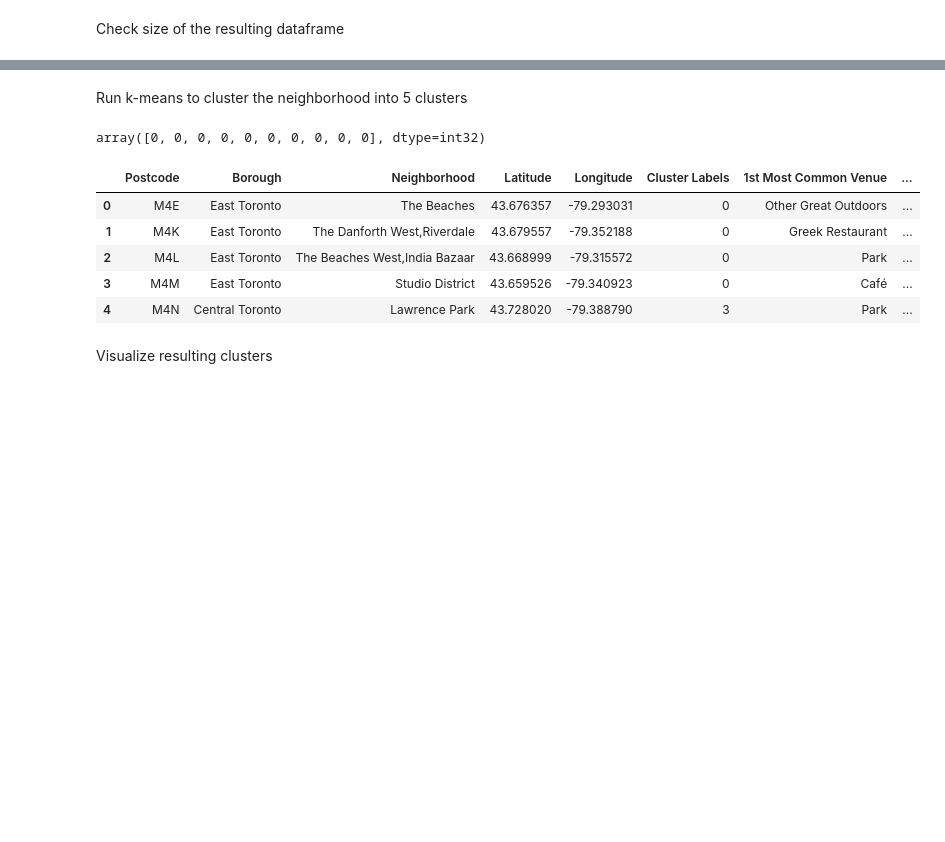
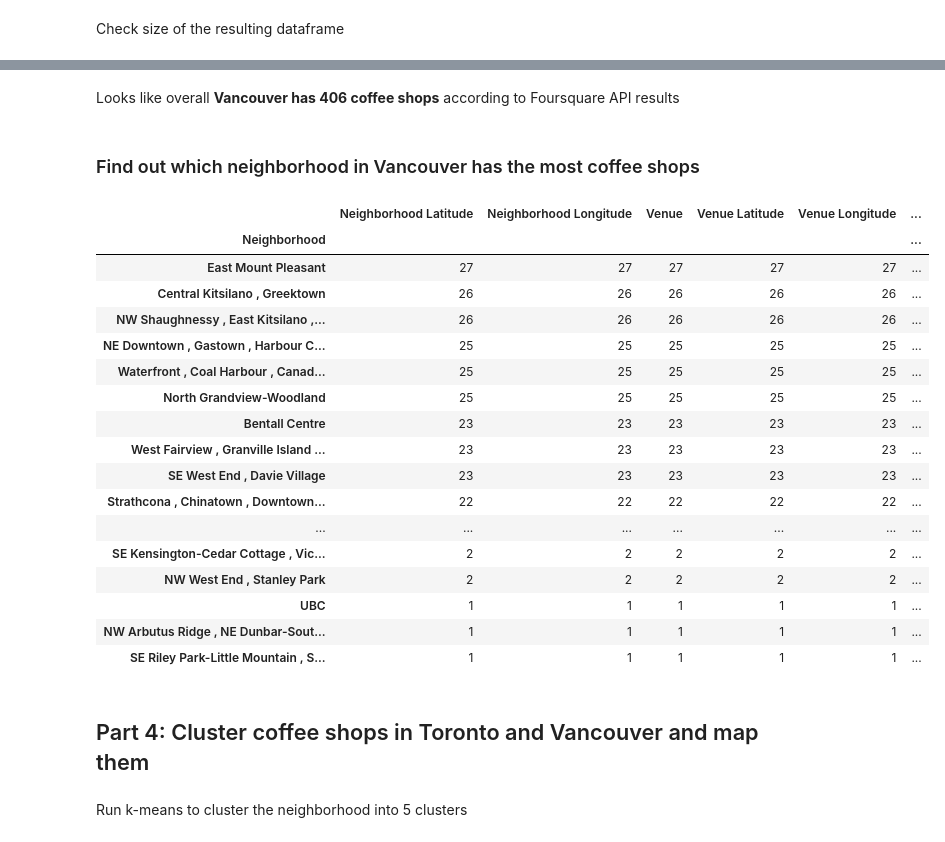
Before and after one commit to dkhlv/Coursera_Capstone, a Jupyter notebook: Capstone-Project/coffee-shop-comparison.ipynb, the cells around one changed output, grey strips where cells are left out. Saved outputs shown, nothing was run; the diff lists cells and outputs as text; code cells hidden in the pictures; blank space fills up the shorter version.

```diff
--- a/Capstone-Project/coffee-shop-comparison.ipynb
+++ b/Capstone-Project/coffee-shop-comparison.ipynb
@@ -506,0 +385,5 @@ neighborhoods_venues_sorted.head()
+# %%
+vancouver_coffee_shops = getNearbyCoffeeShops(names=df_van['Neighborhood'],
+                                   latitudes=df_van['Latitude'],
+                                   longitudes=df_van['Longitude']
+                                  )
@@ -507,34 +421,30 @@ neighborhoods_venues_sorted.head()
+# %% [markdown]
+Looks like overall **Vancouver has 406 coffee shops** according to Foursquare API results
+# %% [markdown]
+### Find out which neighborhood in Vancouver has the most coffee shops
+# %%
+sorted_van = vancouver_coffee_shops.groupby('Neighborhood').count()
+sorted_van.sort_values('Venue', ascending=False)
+# %% [output]
+|  | Neighborhood Latitude | Neighborhood Longitude | Venue | Venue Latitude | Venue Longitude | ... |
+| Neighborhood |  |  |  |  |  | ... |
+| East Mount Pleasant | 27 | 27 | 27 | 27 | 27 | ... |
+| Central Kitsilano , Greektown | 26 | 26 | 26 | 26 | 26 | ... |
+| NW Shaughnessy , East Kitsilano ,... | 26 | 26 | 26 | 26 | 26 | ... |
+| NE Downtown , Gastown , Harbour C... | 25 | 25 | 25 | 25 | 25 | ... |
+| Waterfront , Coal Harbour , Canad... | 25 | 25 | 25 | 25 | 25 | ... |
+| North Grandview-Woodland | 25 | 25 | 25 | 25 | 25 | ... |
+| Bentall Centre | 23 | 23 | 23 | 23 | 23 | ... |
+| West Fairview , Granville Island ... | 23 | 23 | 23 | 23 | 23 | ... |
+| SE West End , Davie Village | 23 | 23 | 23 | 23 | 23 | ... |
+| Strathcona , Chinatown , Downtown... | 22 | 22 | 22 | 22 | 22 | ... |
+| ... | ... | ... | ... | ... | ... | ... |
+| SE Kensington-Cedar Cottage , Vic... | 2 | 2 | 2 | 2 | 2 | ... |
+| NW West End , Stanley Park | 2 | 2 | 2 | 2 | 2 | ... |
+| UBC | 1 | 1 | 1 | 1 | 1 | ... |
+| NW Arbutus Ridge , NE Dunbar-Sout... | 1 | 1 | 1 | 1 | 1 | ... |
+| SE Riley Park-Little Mountain , S... | 1 | 1 | 1 | 1 | 1 | ... |
+# %% [markdown]
+## Part 4: Cluster coffee shops in Toronto and Vancouver and map them
 # %% [markdown]
 Run k-means to cluster the neighborhood into 5 clusters
-# %%
-# set number of clusters
-kclusters = 5
-
-toronto_grouped_clustering = toronto_grouped.drop('Neighborhood', 1)
-
-# run k-means clustering
-kmeans = KMeans(n_clusters=kclusters, random_state=0).fit(toronto_grouped_clustering)
-
-# check cluster labels generated for each row in the dataframe
-kmeans.labels_[0:10]
-# %% [output]
-array([0, 0, 0, 0, 0, 0, 0, 0, 0, 0], dtype=int32)
-# %%
-# add clustering labels
-neighborhoods_venues_sorted.insert(0, 'Cluster Labels', kmeans.labels_)
-
-toronto_merged = toronto_data
-
-# merge toronto_grouped with toronto_data to add latitude/longitude for each neighborhood
-toronto_merged = toronto_merged.join(neighborhoods_venues_sorted.set_index('Neighborhood'), on='Neighborhood')
-
-toronto_merged.head() # check the last columns!
-# %% [output]
-|  | Postcode | Borough | Neighborhood | Latitude | Longitude | Cluster Labels | 1st Most Common Venue | ... |
-| 0 | M4E | East Toronto | The Beaches | 43.676357 | -79.293031 | 0 | Other Great Outdoors | ... |
-| 1 | M4K | East Toronto | The Danforth West,Riverdale | 43.679557 | -79.352188 | 0 | Greek Restaurant | ... |
-| 2 | M4L | East Toronto | The Beaches West,India Bazaar | 43.668999 | -79.315572 | 0 | Park | ... |
-| 3 | M4M | East Toronto | Studio District | 43.659526 | -79.340923 | 0 | Café | ... |
-| 4 | M4N | Central Toronto | Lawrence Park | 43.728020 | -79.388790 | 3 | Park | ... |
-# %% [markdown]
-Visualize resulting clusters
```
Also changed, not shown: parts of 41 cells of this notebook, 1 other file.
